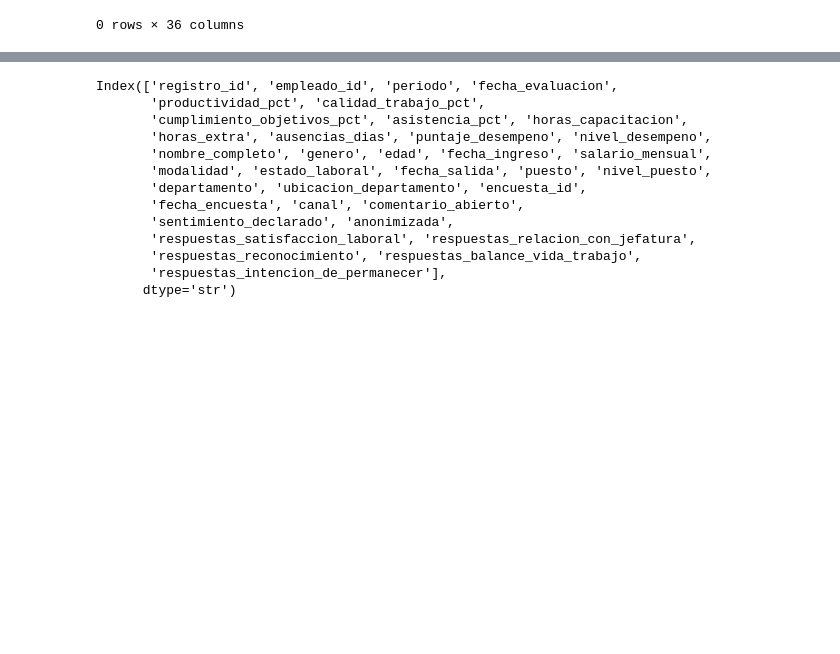
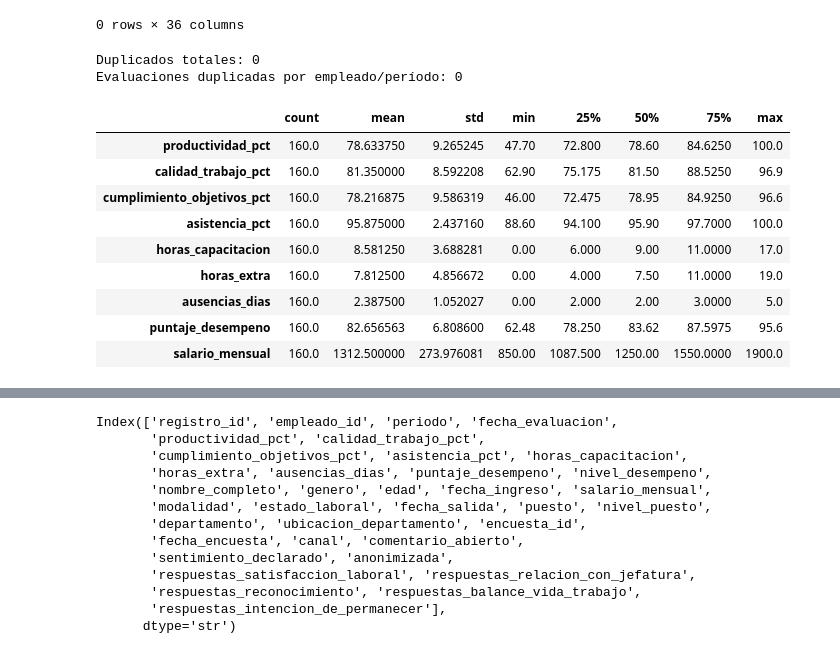
Before and after one commit to Tatiana1410/HRTechPeopleAnalytics_Semana02, a Jupyter notebook: notebook/practica02.ipynb, the cells around one changed output, grey strips where cells are left out. Cells and saved outputs as stored; diff of their text form; code cells hidden in the pictures; blank space fills up the shorter version.

Commit message:
Agregadas celdas de conversion de fechas, nulos, duplicados y EDA

```diff
--- a/notebook/practica02.ipynb
+++ b/notebook/practica02.ipynb
@@ -61,3 +61,12 @@ ausencias_dias                          int64
  35  respuestas_intencion_de_permanecer  160 non-null    int64
 dtypes: bool(1), float64(6), int64(10), str(19)
 memory usage: 44.0 KB
+# %%
+# Convertir columnas de fecha a datetime Sam
+columnas_fecha = ['fecha_evaluacion', 'fecha_ingreso', 'fecha_salida', 'fecha_encuesta']
+
+for col in columnas_fecha:
+    df[col] = pd.to_datetime(df[col], errors='coerce')
+
+# Verificación de que el cambio se aplicó
+df[columnas_fecha].dtypes
@@ -97,3 +112,35 @@ df[df.duplicated(keep=False)]
 Registros duplicados: 0
 |  | registro_id | empleado_id | periodo | fecha_evaluacion | productividad_pct | calidad_trabajo_pct | ... |
 0 rows × 36 columns
+# %%
+# Duplicados exactos en todo el dataset Sam
+duplicados_totales = df.duplicated().sum()
+
+# Duplicados lógicos (mismo empleado en el mismo período de evaluación)
+duplicados_periodo = df.duplicated(subset=['empleado_id', 'periodo']).sum()
+
+print(f"Duplicados totales: {duplicados_totales}")
+print(f"Evaluaciones duplicadas por empleado/período: {duplicados_periodo}")
+# %% [output]
+Duplicados totales: 0
+Evaluaciones duplicadas por empleado/período: 0
+# %%
+# Resumen de métricas numéricas principales Sam
+columnas_metricas = [
+    'productividad_pct', 'calidad_trabajo_pct', 'cumplimiento_objetivos_pct',
+    'asistencia_pct', 'horas_capacitacion', 'horas_extra', 'ausencias_dias',
+    'puntaje_desempeno', 'salario_mensual'
+]
+
+df[columnas_metricas].describe().T
+# %% [output]
+|  | count | mean | std | min | 25% | 50% | 75% | max |
+| productividad_pct | 160.0 | 78.633750 | 9.265245 | 47.70 | 72.800 | 78.60 | 84.6250 | 100.0 |
+| calidad_trabajo_pct | 160.0 | 81.350000 | 8.592208 | 62.90 | 75.175 | 81.50 | 88.5250 | 96.9 |
+| cumplimiento_objetivos_pct | 160.0 | 78.216875 | 9.586319 | 46.00 | 72.475 | 78.95 | 84.9250 | 96.6 |
+| asistencia_pct | 160.0 | 95.875000 | 2.437160 | 88.60 | 94.100 | 95.90 | 97.7000 | 100.0 |
+| horas_capacitacion | 160.0 | 8.581250 | 3.688281 | 0.00 | 6.000 | 9.00 | 11.0000 | 17.0 |
+| horas_extra | 160.0 | 7.812500 | 4.856672 | 0.00 | 4.000 | 7.50 | 11.0000 | 19.0 |
+| ausencias_dias | 160.0 | 2.387500 | 1.052027 | 0.00 | 2.000 | 2.00 | 3.0000 | 5.0 |
+| puntaje_desempeno | 160.0 | 82.656563 | 6.808600 | 62.48 | 78.250 | 83.62 | 87.5975 | 95.6 |
+| salario_mensual | 160.0 | 1312.500000 | 273.976081 | 850.00 | 1087.500 | 1250.00 | 1550.0000 | 1900.0 |
```
Also changed, not shown: parts of 3 cells of this notebook.
